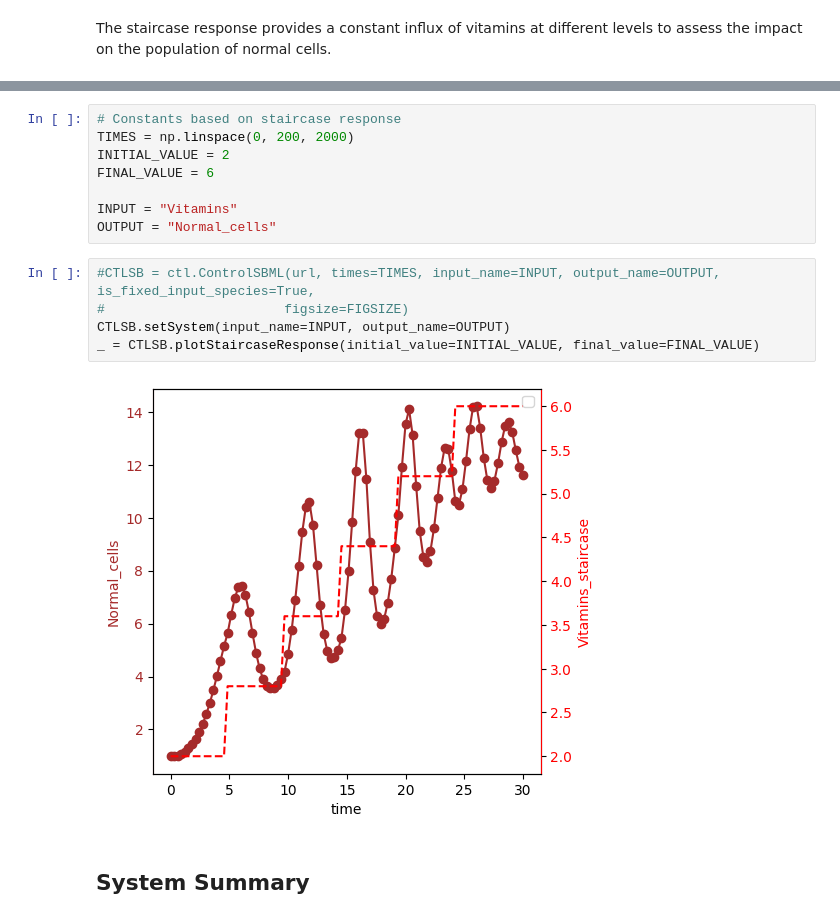
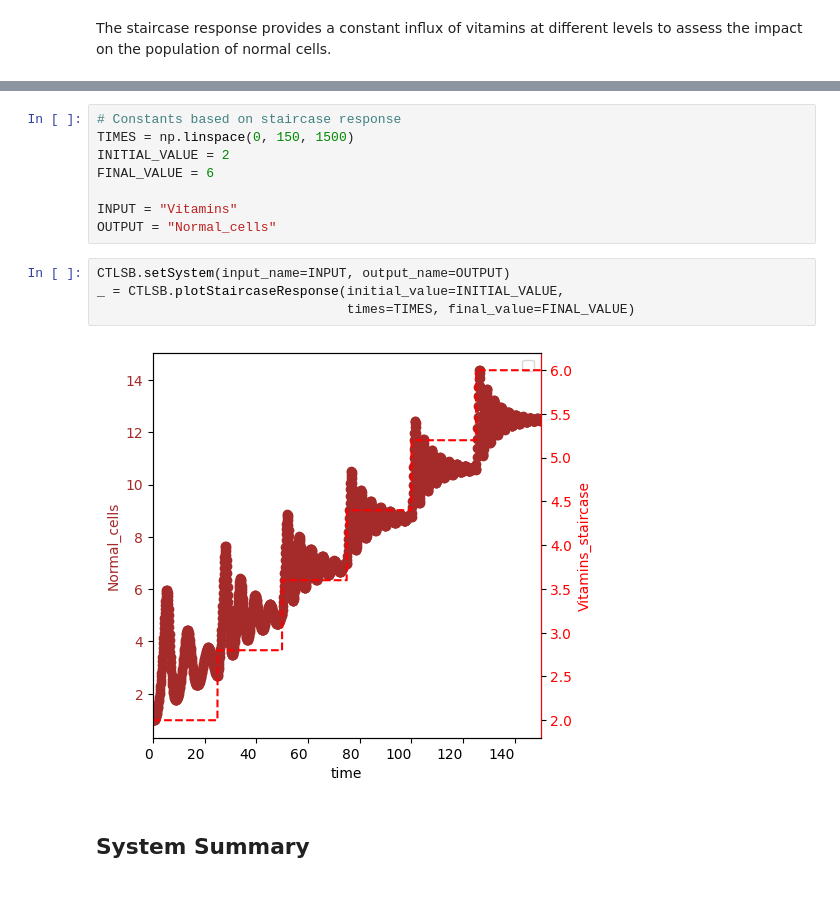
Before and after one commit to ModelEngineering/controlSBML, a Jupyter notebook: examples/cancer-vitamins.ipynb, the cells around one changed output, grey strips where cells are left out. Cells and saved outputs as stored; diff of their text form.

```diff
--- a/examples/cancer-vitamins.ipynb
+++ b/examples/cancer-vitamins.ipynb
@@ -72,18 +47,17 @@ _ = CTLSB.plotStaircaseResponse(initial_value=0, final_value=10)
 # %%
 # Constants based on staircase response
-TIMES = np.linspace(0, 200, 2000)
+TIMES = np.linspace(0, 150, 1500)
 INITIAL_VALUE = 2
 FINAL_VALUE = 6
 
 INPUT = "Vitamins"
 OUTPUT = "Normal_cells"
 # %%
-#CTLSB = ctl.ControlSBML(url, times=TIMES, input_name=INPUT, output_name=OUTPUT, is_fixed_input_species=True,
-#                       figsize=FIGSIZE)
 CTLSB.setSystem(input_name=INPUT, output_name=OUTPUT)
-_ = CTLSB.plotStaircaseResponse(initial_value=INITIAL_VALUE, final_value=FINAL_VALUE)
+_ = CTLSB.plotStaircaseResponse(initial_value=INITIAL_VALUE,
+                                times=TIMES, final_value=FINAL_VALUE)
 # %% [output]
-[figure, old version]
+[figure, new version]
 # %% [markdown]
 ## System Summary
 # %% [markdown]
```
Also changed, not shown: parts of 25 cells of this notebook, 10 other files.
